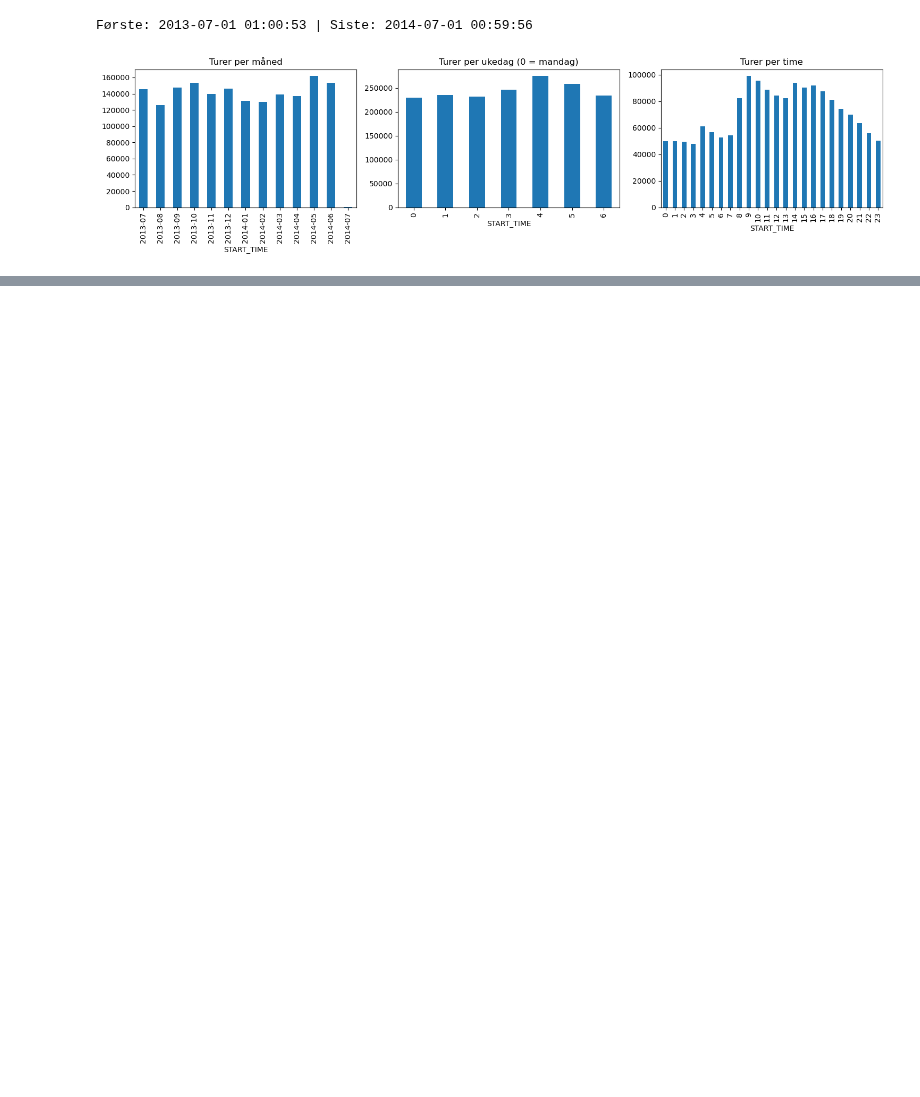
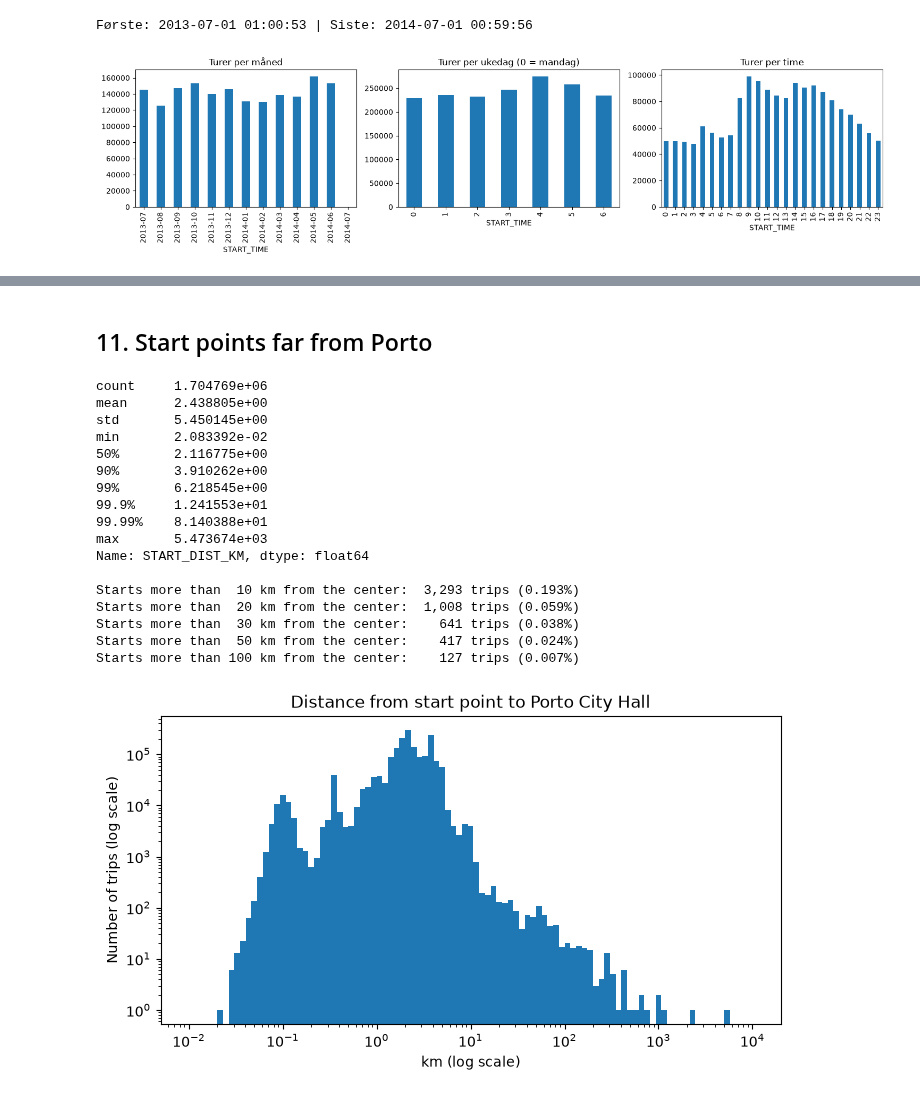
Before and after one commit to gbjaaland/TDT4225-Assignment2, a Jupyter notebook: eda.ipynb, the cells around one changed output, grey strips where cells are left out. Drawn from its saved outputs; the diff is of its cells as text; code cells hidden in the pictures; blank space fills up the shorter version.

```diff
--- a/eda.ipynb
+++ b/eda.ipynb
@@ -292,0 +392,39 @@ plt.show()
+# %% [markdown]
+## 11. Start points far from Porto
+# %%
+start = first_two_points(df["POLYLINE"])
+df["START_DIST_KM"] = distance_to_center_km(start["LAT1"], start["LON1"])
+df["SECOND_DIST_KM"] = distance_to_center_km(start["LAT2"], start["LON2"])
+
+start_dist = df["START_DIST_KM"].dropna()
+print(start_dist.describe(percentiles=[0.5, 0.9, 0.99, 0.999, 0.9999]), "\n")
+for limit in [10, 20, 30, 50, 100]:
+    n = (start_dist > limit).sum()
+    print(f"Starts more than {limit:>3} km from the center: {n:6,} trips ({n/len(start_dist):.3%})")
+
+plt.figure(figsize=(8, 4))
+plt.hist(start_dist.clip(lower=0.01), bins=np.logspace(-2, 4, 100), log=True)
+plt.xscale("log")
+plt.title("Distance from start point to Porto City Hall")
+plt.xlabel("km (log scale)")
+plt.ylabel("Number of trips (log scale)")
+plt.show()
+# %% [output]
+count     1.704769e+06
+mean      2.438805e+00
+std       5.450145e+00
+min       2.083392e-02
+50%       2.116775e+00
+90%       3.910262e+00
+99%       6.218545e+00
+99.9%     1.241553e+01
+99.99%    8.140388e+01
+max       5.473674e+03
+Name: START_DIST_KM, dtype: float64
+
+Starts more than  10 km from the center:  3,293 trips (0.193%)
+Starts more than  20 km from the center:  1,008 trips (0.059%)
+Starts more than  30 km from the center:    641 trips (0.038%)
+Starts more than  50 km from the center:    417 trips (0.024%)
+Starts more than 100 km from the center:    127 trips (0.007%)
+[figure, added]
```
Also changed, not shown: parts of 61 cells of this notebook, 1 other file.
